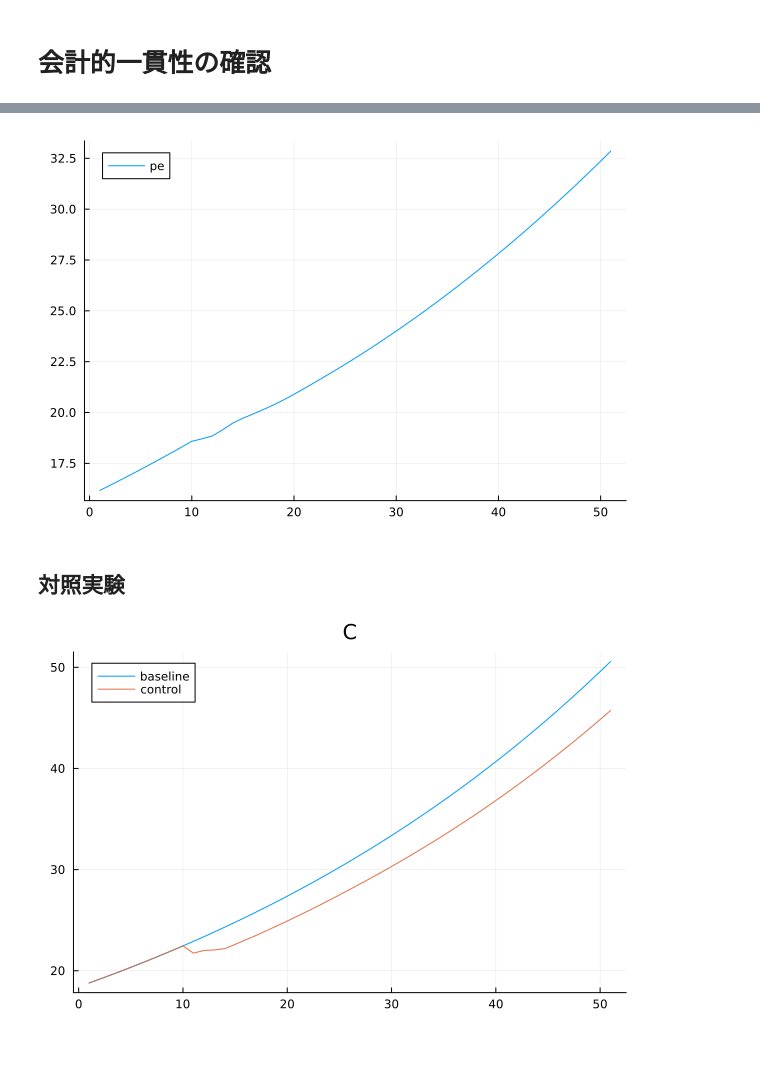
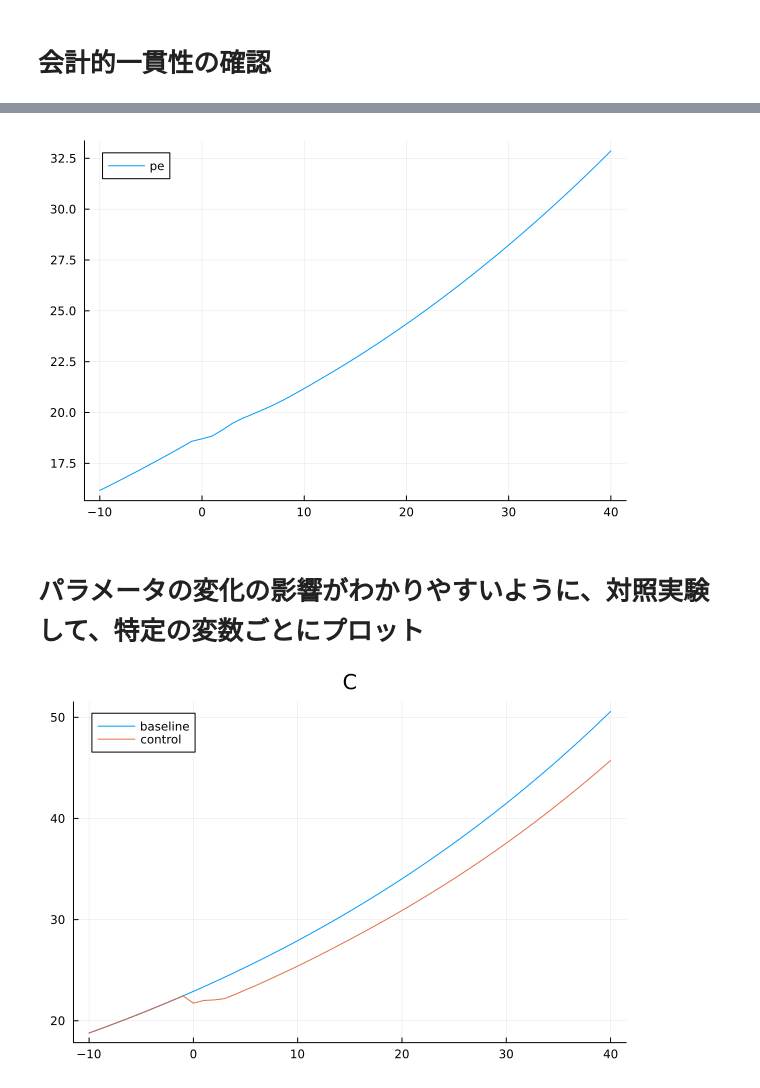
Before and after one commit to rokaboNatttsu/SFC_7, a Jupyter notebook: simulation.ipynb, the cells around one changed output, grey strips where cells are left out. Drawn from its saved outputs; the diff is of its cells as text; code cells hidden in the pictures; blank space fills up the shorter version.

```diff
--- a/simulation.ipynb
+++ b/simulation.ipynb
@@ -268,15 +267,15 @@ plot(p[end-50:end], label="p")
 # %%
-plot(pe[end-50:end], label="pe")
+plot(-10:40, pe[end-50:end], label="pe")
 # %% [output]
-[figure, old version]
+[figure, new version]
 # %% [markdown]
-## 対照実験
+# パラメータの変化の影響がわかりやすいように、対照実験して、特定の変数ごとにプロット
 # %%
 τ1 = 0.3
 run(2:N)
-plot(C[end-50:end], label="baseline", title="C")
+plot(-10:40, C[end-50:end], label="baseline", title="C")
 τ1 = 0.35
 run(N-40:N)
-plot!(C[end-50:end], label="control")
+plot!(-10:40, C[end-50:end], label="control")
 # %% [output]
-[figure, old version]
+[figure, new version]
```
Also changed, not shown: parts of 8 cells of this notebook.
